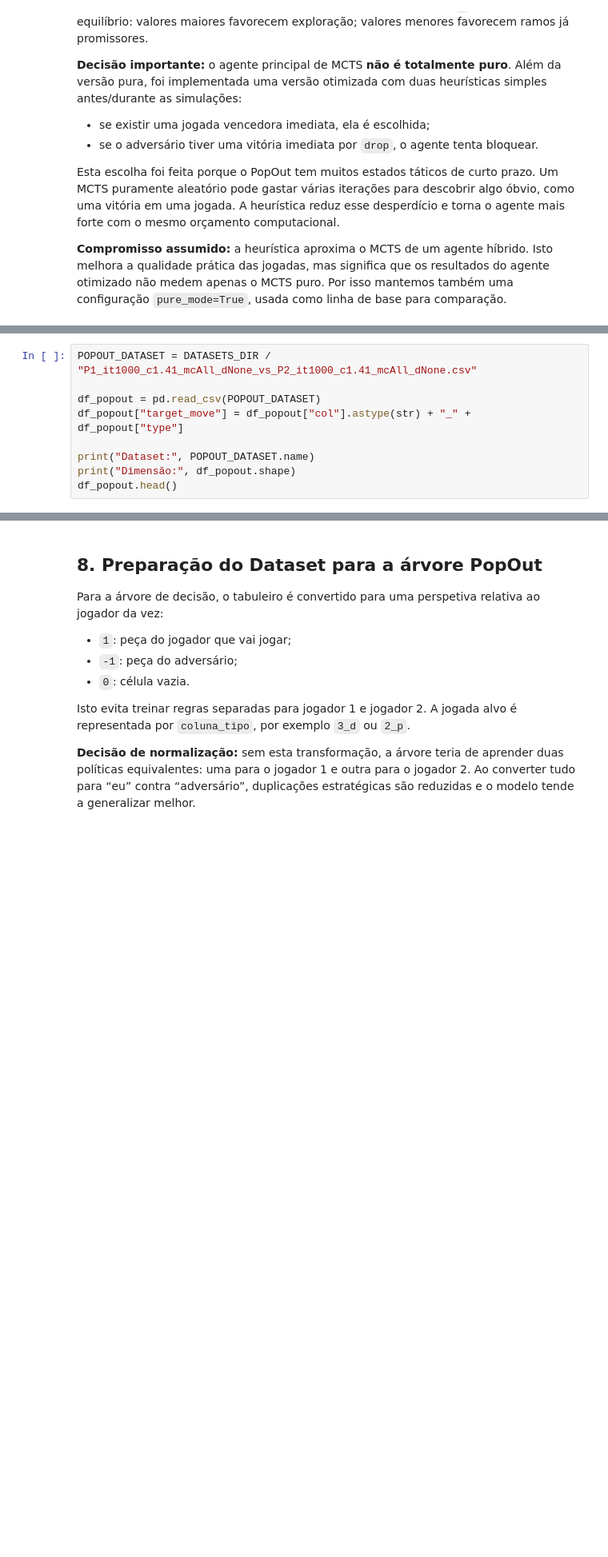
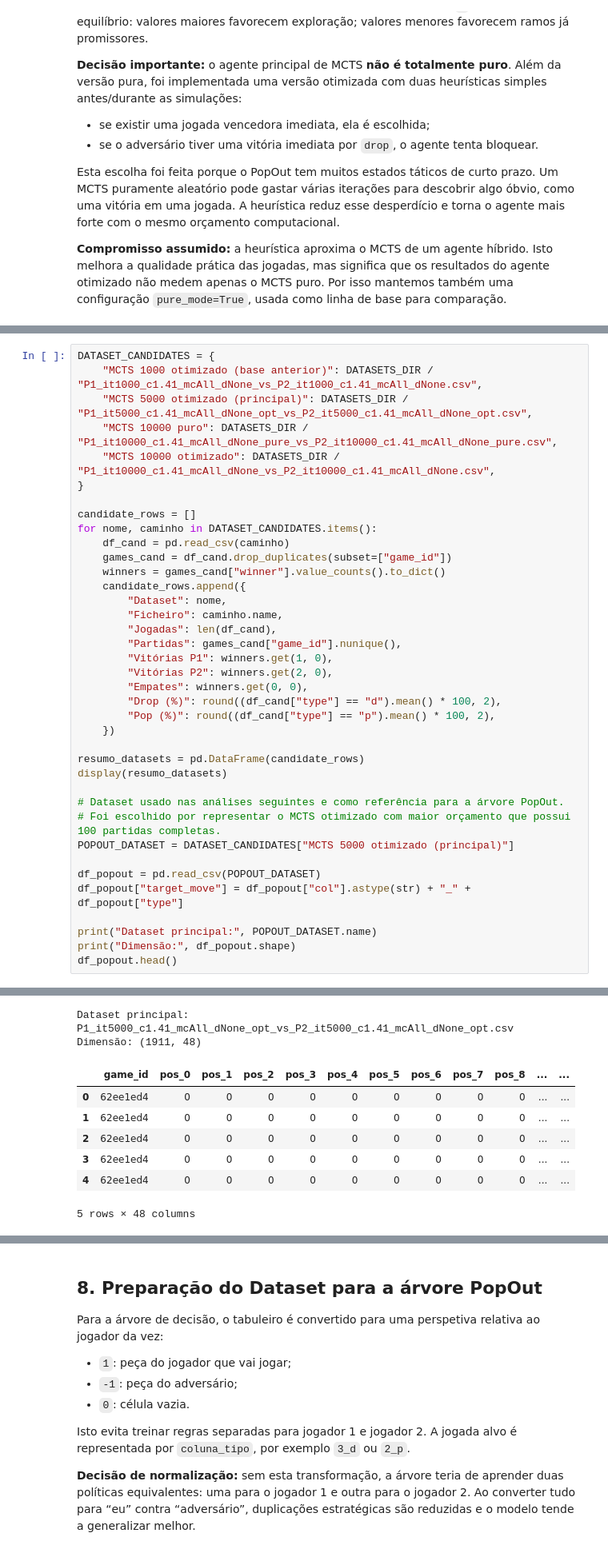
Before and after one commit to Klippell/IA-Connect-4-PopOut, a Jupyter notebook: connect_4.ipynb, the cells around one changed output, grey strips where cells are left out. Shown at 80% size. Drawn from its saved outputs; the diff is of its cells as text; blank space fills up the shorter version.

```diff
--- a/connect_4.ipynb
+++ b/connect_4.ipynb
@@ -256,9 +307,39 @@ Antes de treinar uma árvore de decisão, é importante verificar se os dados t
 # %%
-POPOUT_DATASET = DATASETS_DIR / "P1_it1000_c1.41_mcAll_dNone_vs_P2_it1000_c1.41_mcAll_dNone.csv"
+DATASET_CANDIDATES = {
+    "MCTS 1000 otimizado (base anterior)": DATASETS_DIR / "P1_it1000_c1.41_mcAll_dNone_vs_P2_it1000_c1.41_mcAll_dNone.csv",
+    "MCTS 5000 otimizado (principal)": DATASETS_DIR / "P1_it5000_c1.41_mcAll_dNone_opt_vs_P2_it5000_c1.41_mcAll_dNone_opt.csv",
+    "MCTS 10000 puro": DATASETS_DIR / "P1_it10000_c1.41_mcAll_dNone_pure_vs_P2_it10000_c1.41_mcAll_dNone_pure.csv",
+    "MCTS 10000 otimizado": DATASETS_DIR / "P1_it10000_c1.41_mcAll_dNone_vs_P2_it10000_c1.41_mcAll_dNone.csv",
+}
+
+candidate_rows = []
+for nome, caminho in DATASET_CANDIDATES.items():
+    df_cand = pd.read_csv(caminho)
+    games_cand = df_cand.drop_duplicates(subset=["game_id"])
+    winners = games_cand["winner"].value_counts().to_dict()
+    candidate_rows.append({
+        "Dataset": nome,
+        "Ficheiro": caminho.name,
+        "Jogadas": len(df_cand),
+        "Partidas": games_cand["game_id"].nunique(),
+        "Vitórias P1": winners.get(1, 0),
+        "Vitórias P2": winners.get(2, 0),
+        "Empates": winners.get(0, 0),
+        "Drop (%)": round((df_cand["type"] == "d").mean() * 100, 2),
+        "Pop (%)": round((df_cand["type"] == "p").mean() * 100, 2),
+    })
+
+resumo_datasets = pd.DataFrame(candidate_rows)
+display(resumo_datasets)
+
+# Dataset usado nas análises seguintes e como referência para a árvore PopOut.
+# Foi escolhido por representar o MCTS otimizado com maior orçamento que possui 100 partidas completas.
+POPOUT_DATASET = DATASET_CANDIDATES["MCTS 5000 otimizado (principal)"]
 
 df_popout = pd.read_csv(POPOUT_DATASET)
 df_popout["target_move"] = df_popout["col"].astype(str) + "_" + df_popout["type"]
 
-print("Dataset:", POPOUT_DATASET.name)
+print("Dataset principal:", POPOUT_DATASET.name)
 print("Dimensão:", df_popout.shape)
 df_popout.head()
+# %% [output]
@@ -265,3 +351,12 @@ df_popout.head()
+Dataset principal: P1_it5000_c1.41_mcAll_dNone_opt_vs_P2_it5000_c1.41_mcAll_dNone_opt.csv
+Dimensão: (1911, 48)
+|  | game_id | pos_0 | pos_1 | pos_2 | pos_3 | pos_4 | pos_5 | pos_6 | pos_7 | pos_8 | ... | ... |
+| 0 | 62ee1ed4 | 0 | 0 | 0 | 0 | 0 | 0 | 0 | 0 | 0 | ... | ... |
+| 1 | 62ee1ed4 | 0 | 0 | 0 | 0 | 0 | 0 | 0 | 0 | 0 | ... | ... |
+| 2 | 62ee1ed4 | 0 | 0 | 0 | 0 | 0 | 0 | 0 | 0 | 0 | ... | ... |
+| 3 | 62ee1ed4 | 0 | 0 | 0 | 0 | 0 | 0 | 0 | 0 | 0 | ... | ... |
+| 4 | 62ee1ed4 | 0 | 0 | 0 | 0 | 0 | 0 | 0 | 0 | 0 | ... | ... |
+5 rows × 48 columns
 # %%
 def classificar_status_jogada(row):
     if row["winner"] == 0:
```
Also changed, not shown: parts of 32 cells of this notebook.
